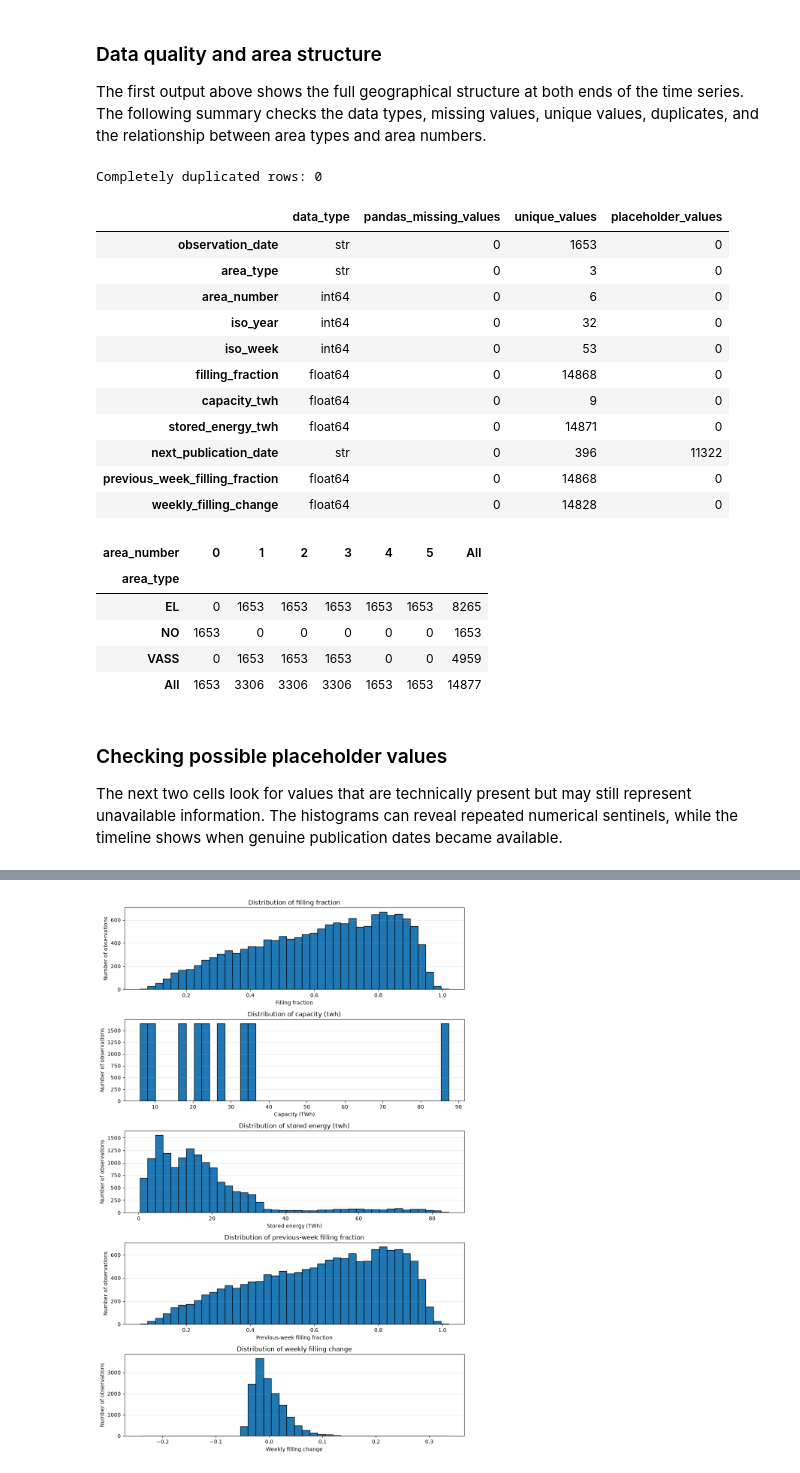
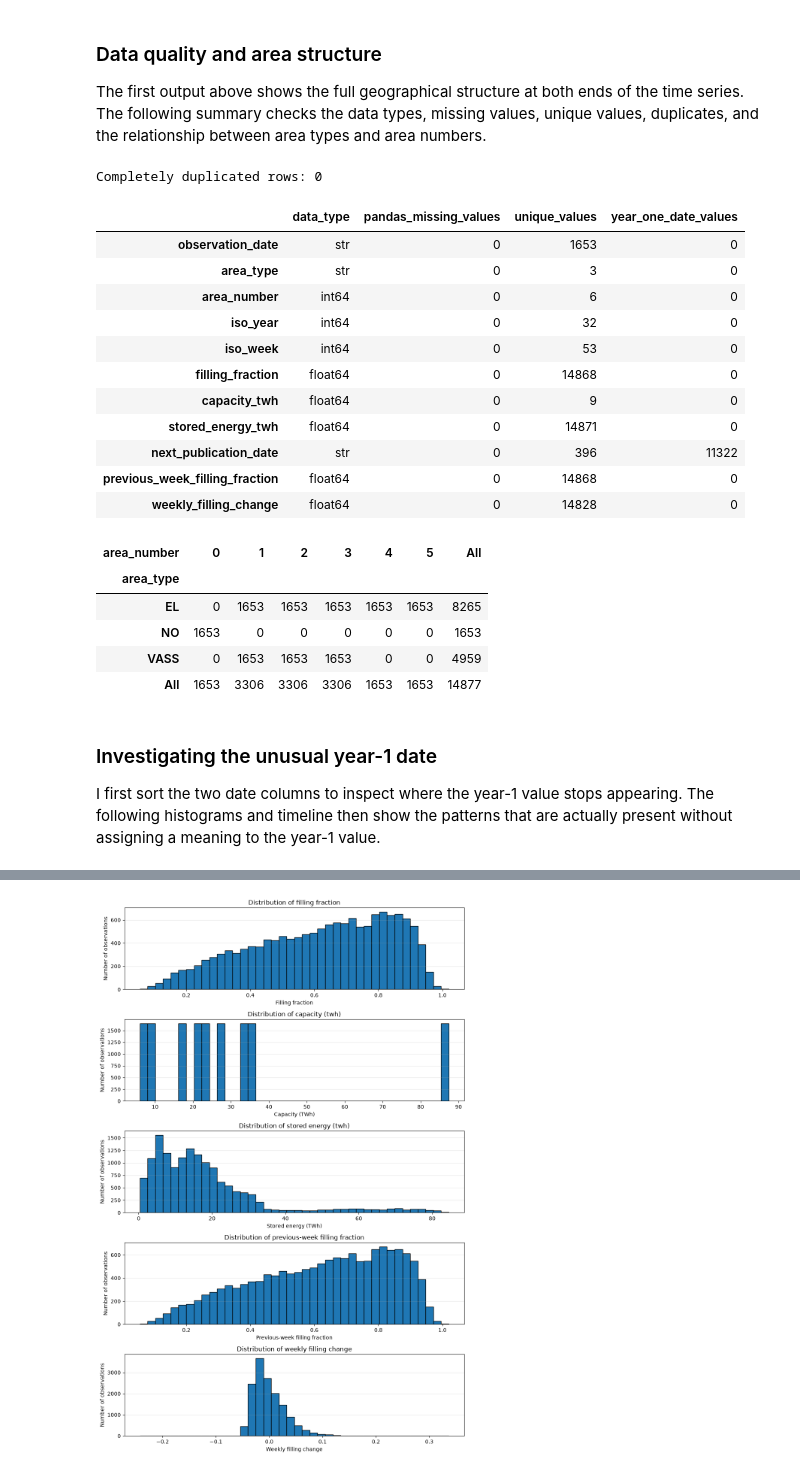
Before and after one commit to G0KU-DOTCOM/Streamlit_dashboard, a Jupyter notebook: notebooks/prosjekt_part1.ipynb, the cells around one changed output, grey strips where cells are left out. Drawn from its saved outputs; the diff is of its cells as text; code cells hidden in the pictures.

Commit message:
finishing off the data explaination

```diff
--- a/notebooks/prosjekt_part1.ipynb
+++ b/notebooks/prosjekt_part1.ipynb
@@ -242,35 +181,35 @@ unique values, duplicates, and the relationship between area types and area
 numbers.
 # %%
 # Pandas only counts formal missing values such as NaN or None. I therefore
-# count the unusual publication date separately as a possible placeholder.
-placeholder_date = "0001-01-01T00:00:00"
+# count the unusual year-1 date separately without deciding what it means.
+year_one_date = "0001-01-01T00:00:00"
 
 # This compact table lets me review the structure without printing the full CSV.
 column_summary = pd.DataFrame({
     "data_type": reservoirs.dtypes.astype(str),
     "pandas_missing_values": reservoirs.isna().sum(),
     "unique_values": reservoirs.nunique()
 })
 
-column_summary["placeholder_values"] = 0
-column_summary.loc["next_publication_date", "placeholder_values"] = (
-    reservoirs["next_publication_date"] == placeholder_date
+column_summary["year_one_date_values"] = 0
+column_summary.loc["next_publication_date", "year_one_date_values"] = (
+    reservoirs["next_publication_date"] == year_one_date
 ).sum()
 
 print(f"Completely duplicated rows: {reservoirs.duplicated().sum()}")
 
 display(column_summary)
 
 # Area numbers are reused, so the cross-tabulation shows which number belongs
-# to each official NVE area type.
+# to each area type in the dataset.
 display(pd.crosstab(
     reservoirs["area_type"],
     reservoirs["area_number"],
     margins=True
 ))
 # %% [output]
 Completely duplicated rows: 0
-|  | data_type | pandas_missing_values | unique_values | placeholder_values |
+|  | data_type | pandas_missing_values | unique_values | year_one_date_values |
 | observation_date | str | 0 | 1653 | 0 |
 | area_type | str | 0 | 3 | 0 |
 | area_number | int64 | 0 | 6 | 0 |
@@ -289,9 +228,8 @@ Completely duplicated rows: 0
 | VASS | 0 | 1653 | 1653 | 1653 | 0 | 0 | 4959 |
 | All | 1653 | 3306 | 3306 | 3306 | 1653 | 1653 | 14877 |
 # %% [markdown]
-### Checking possible placeholder values
+### Investigating the unusual year-1 date
 
-The next two cells look for values that are technically present but may still
-represent unavailable information. The histograms can reveal repeated numerical
-sentinels, while the timeline shows when genuine publication dates became
-available.
+I first sort the two date columns to inspect where the year-1 value stops
+appearing. The following histograms and timeline then show the patterns that
+are actually present without assigning a meaning to the year-1 value.
```
Also changed, not shown: parts of 10 cells of this notebook.
